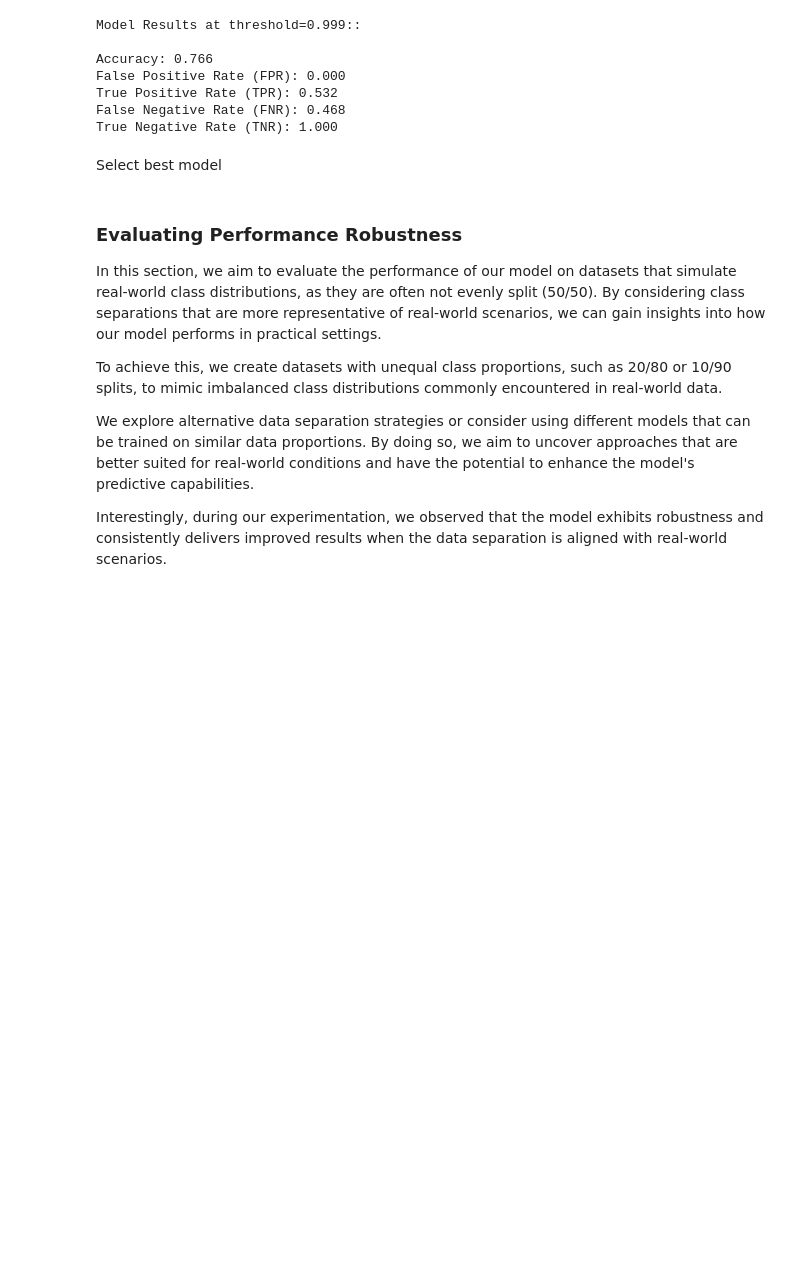
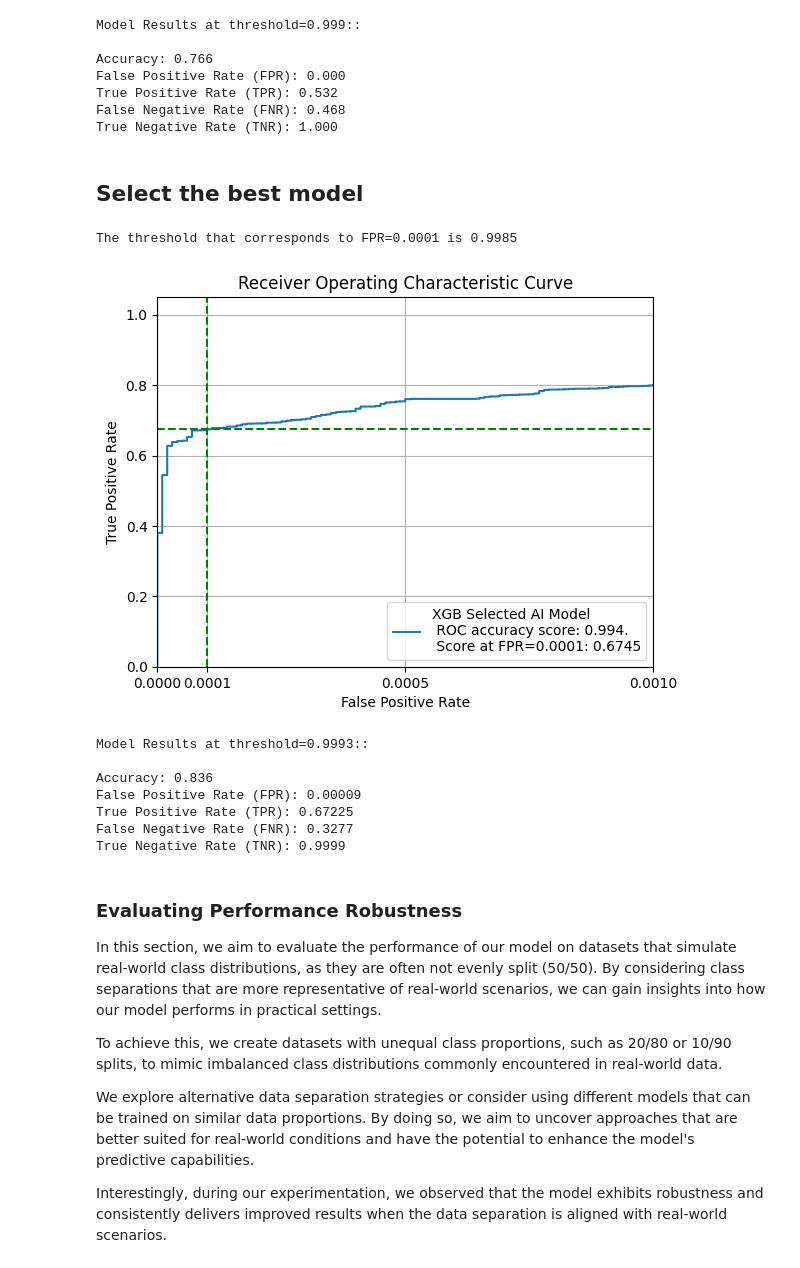
Before and after one commit to DanielFadlon/LWSM, a Jupyter notebook: LWSM.ipynb, the cells around one changed output. Cells and saved outputs as stored; diff of their text form; code cells hidden in the pictures; blank space fills up the shorter version.

```diff
--- a/LWSM.ipynb
+++ b/LWSM.ipynb
@@ -814,11 +829,12 @@ class XGB_Model:
     self.X_val = X_val
 
     self.y_train = y_train
-    self.y_val = X_val
+    self.y_val = y_val
 
     self.dtrain = xgb.DMatrix(X_train, label=y_train)
     self.dtest = xgb.DMatrix(X_val, label=y_val)
 
+    self.threshold = None # benign if score < threshold. Otherwise, malicious
     self.model = None
 
 
@@ -832,6 +848,37 @@ class XGB_Model:
     return preds_scores
 
 
+  def choose_treshold(self, confidence_offset=0, target_fpr=0.0001):
+    """
+      Choosing a threshold base on the validation dataset
+    """
+    if self.model is None:
+      raise Exception("You must fit the model before choosing a treshold")
+
+    preds_scores = self.model.predict(self.dtest)
+    fpr, tpr, thresholds = roc_curve(self.y_val, preds_scores)
+    th_candidate = _get_threshold_by_fpr(thresholds, fpr, target_fpr) + confidence_offset
+    self.threshold = min(th_candidate, 1)
+
+
+  def plot_curve(self, y_true, preds_scores, label="XGB", target_fpr=0.0001):
+    fpr, tpr, thresholds = roc_curve(y_true, preds_scores)
+    _plot_curve(fpr, tpr, target_fpr, label=f'{label} \n ROC accuracy score: {roc_auc_score(y_true, preds_scores):.3f}.')
+
+
+  def print_results(self, y_true, preds_scores):
+    if self.threshold is None:
+      raise Exception("You must chose a threshold for the model to get results")
+
+    # print results in the required fpr
+    y_pred_at_th = classify_by_threshold(preds_scores, self.threshold)
+    print_result(y_true=y_true, y_pred=y_pred_at_th, title=f'Model Results at threshold={self.threshold:.4f}:')
+
+
+  def results(self, y_true, preds_scores, label="XGB", target_fpr=0.0001):
+    self.plot_curve(y_true, preds_scores, label, target_fpr)
+    self.print_results(y_true, preds_scores)
+
   def evaluate(self, X_new, y_new, to_plot_curve=True):
     preds = self.predict(X_new, y_new)
     predictions = results(y_new, preds, label = f'XGBoost Model', to_plot_curve=to_plot_curve)
@@ -1186,9 +1233,26 @@ True Positive Rate (TPR): 0.532
 False Negative Rate (FNR): 0.468
 True Negative Rate (TNR): 1.000
 # %% [markdown]
-Select best model
+## Select the best model
 # %%
 selected_ml_model = m1
+# %%
+selected_ml_model.choose_treshold(confidence_offset=0.0005)
+# %% [output]
+The threshold that corresponds to FPR=0.0001 is 0.9985
+# %%
+preds = selected_ml_model.predict(X1_test, y_test)
+# %%
+selected_ml_model.results(y_test, preds, label="XGB Selected AI Model")
+# %% [output]
+[figure, added]
+Model Results at threshold=0.9993::
+
+Accuracy: 0.836
+False Positive Rate (FPR): 0.00009
+True Positive Rate (TPR): 0.67225
+False Negative Rate (FNR): 0.3277
+True Negative Rate (TNR): 0.9999
 # %% [markdown]
 ### Evaluating Performance Robustness ###
 
```
Also changed, not shown: parts of 29 cells of this notebook.
